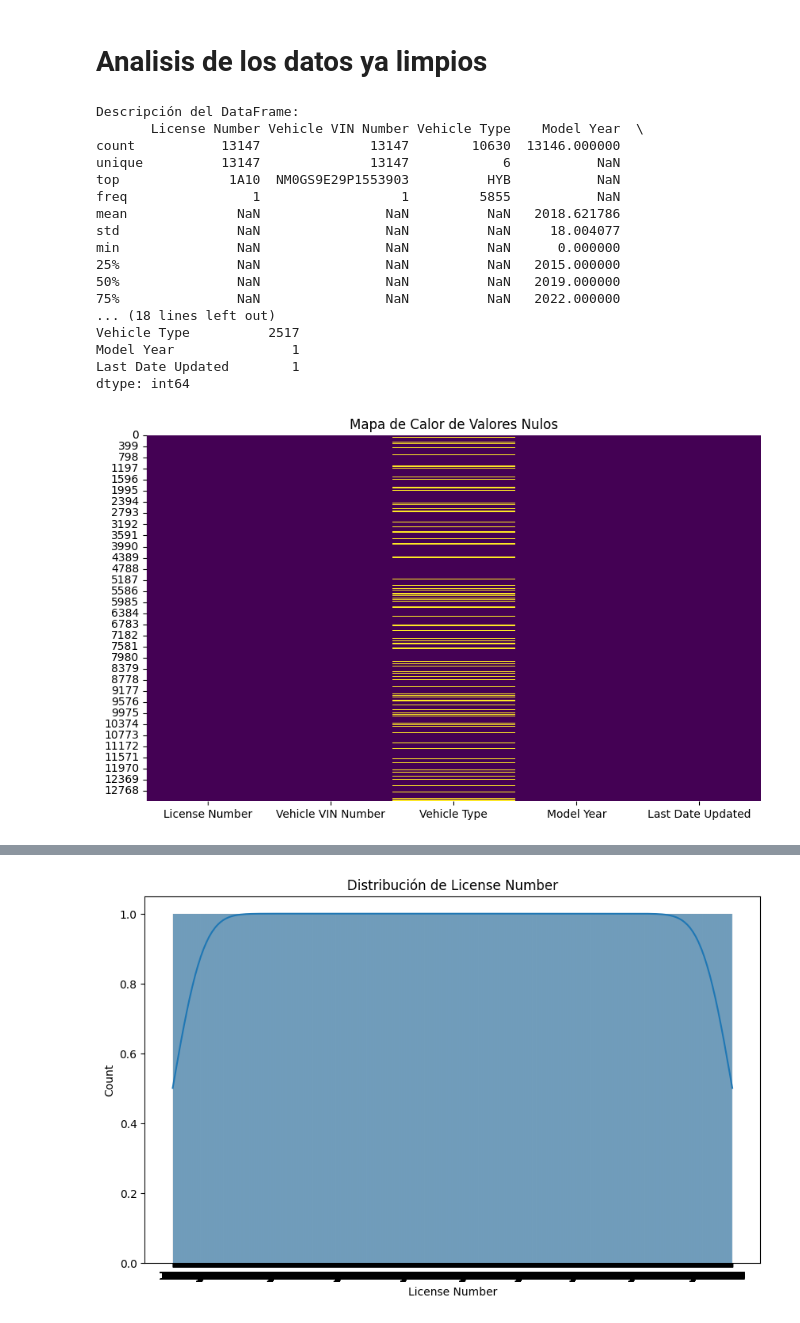
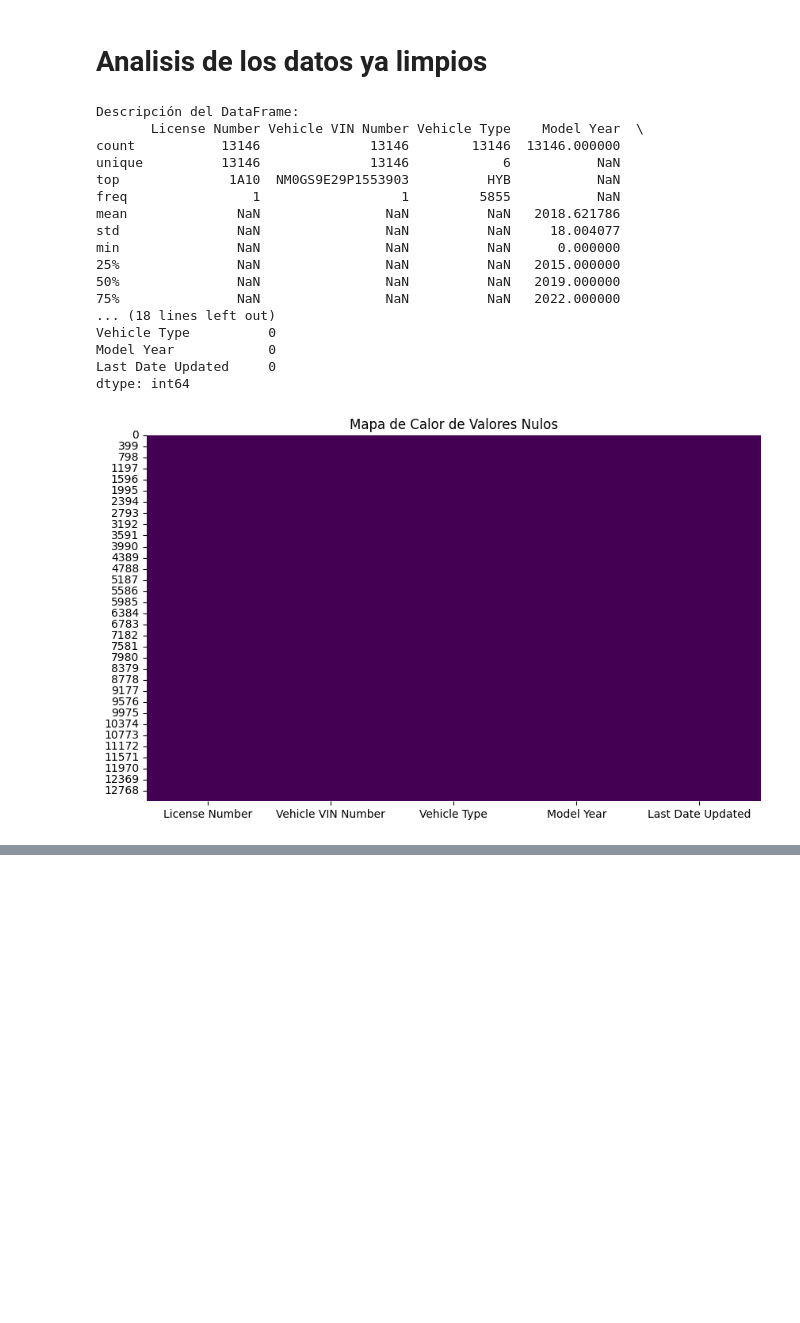
Before and after one commit to Ccasilimas/New_York_Taxis_IA, a Jupyter notebook: Data Analysis/Limpieza_Medallions.ipynb, the cells around one changed output, grey strips where cells are left out. Saved outputs shown, nothing was run; the diff lists cells and outputs as text; code cells hidden in the pictures; blank space fills up the shorter version.

```diff
--- a/Data Analysis/Limpieza_Medallions.ipynb
+++ b/Data Analysis/Limpieza_Medallions.ipynb
@@ -160,7 +155,7 @@ import seaborn as sns
 import matplotlib.pyplot as plt
 
 # Cargar el archivo CSV
-file_path = r'medallion_clean.csv'
+file_path = r'medallion_clean111.csv'
 df_medallion_clean = pd.read_csv(file_path)
 
 # Describir el DataFrame
@@ -171,56 +166,40 @@ print(df_medallion_clean.describe(include='all'))
 print("\nValores nulos por columna:")
 print(df_medallion_clean.isnull().sum())
 
 # Visualizar valores nulos
 plt.figure(figsize=(10, 6))
 sns.heatmap(df_medallion_clean.isnull(), cbar=False, cmap='viridis')
 plt.title('Mapa de Calor de Valores Nulos')
 plt.show()
 
 # Buscar duplicados
 print("\nCantidad de filas duplicadas:")
 print(df_medallion_clean.duplicated().sum())
 
 # Analizar tipos de datos
 print("\nTipos de datos por columna:")
 print(df_medallion_clean.dtypes)
 
-# Visualizar distribuciones de algunas columnas numéricas
-plt.figure(figsize=(10, 6))
-sns.histplot(df_medallion_clean['License Number'], kde=True)
-plt.title('Distribución de License Number')
-plt.show()
-
-plt.figure(figsize=(10, 6))
-sns.histplot(df_medallion_clean['Vehicle VIN Number'], kde=True)
-plt.title('Distribución de Vehicle VIN Number')
-plt.show()
-
-# Correlaciones entre variables numéricas
-plt.figure(figsize=(10, 6))
-correlation_matrix = df_medallion_clean.corr()
-sns.heatmap(correlation_matrix, annot=True, cmap='coolwarm')
-plt.title('Matriz de Correlación')
-plt.show()
+print(f"Cantidad de líneas en df_medallion_clean: {len(df_medallion_clean)}")
 # %% [output]
 Descripción del DataFrame:
        License Number Vehicle VIN Number Vehicle Type    Model Year  \
-count           13147              13147        10630  13146.000000
-unique          13147              13147            6           NaN
+count           13146              13146        13146  13146.000000
+unique          13146              13146            6           NaN
 top              1A10  NM0GS9E29P1553903          HYB           NaN
 freq                1                  1         5855           NaN
 mean              NaN                NaN          NaN   2018.621786
 std               NaN                NaN          NaN     18.004077
 min               NaN                NaN          NaN      0.000000
 25%               NaN                NaN          NaN   2015.000000
 50%               NaN                NaN          NaN   2019.000000
 75%               NaN                NaN          NaN   2022.000000
 ... (18 lines left out)
-Vehicle Type          2517
-Model Year               1
-Last Date Updated        1
+Vehicle Type          0
+Model Year            0
+Last Date Updated     0
 dtype: int64
-[figure, old version]
+[figure, new version]
 Cantidad de filas duplicadas:
 0
 
@@ -234 +213,0 @@ dtype: object
-[figure, removed]
```
Also changed, not shown: parts of 6 cells of this notebook.
